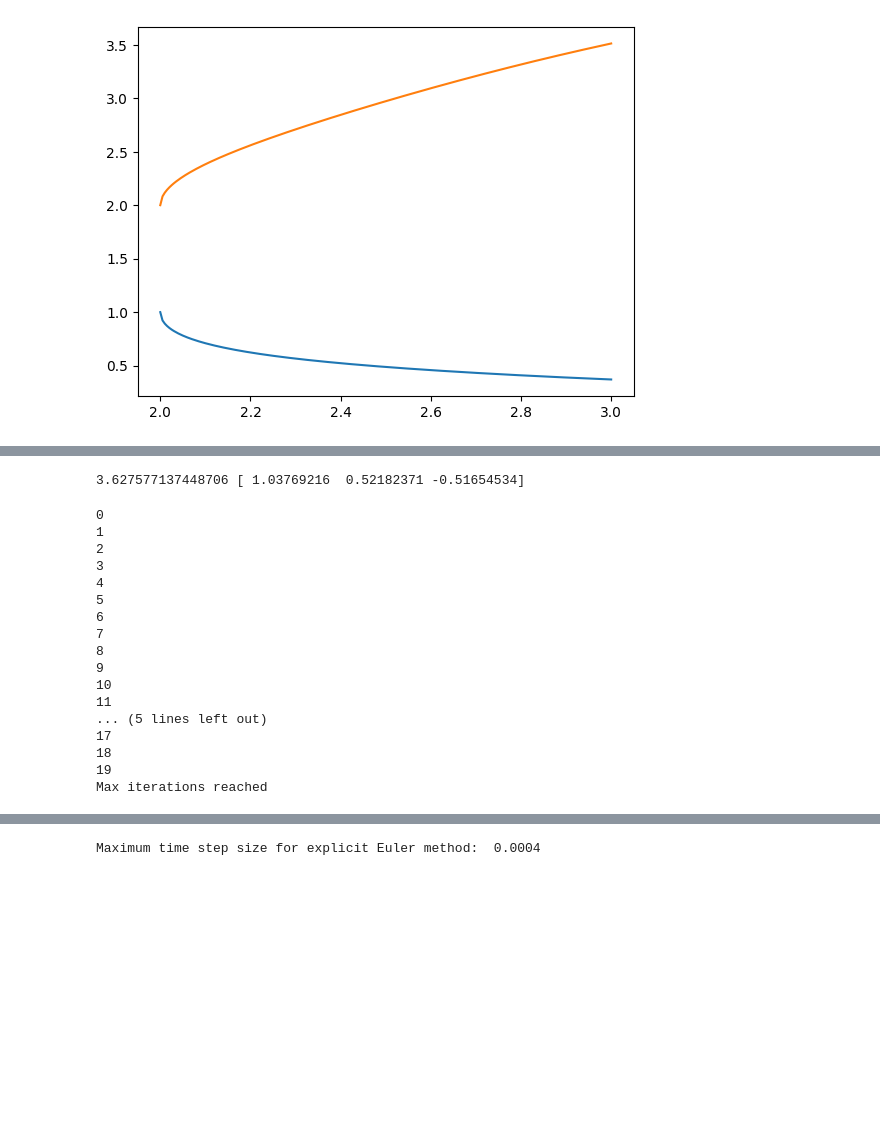
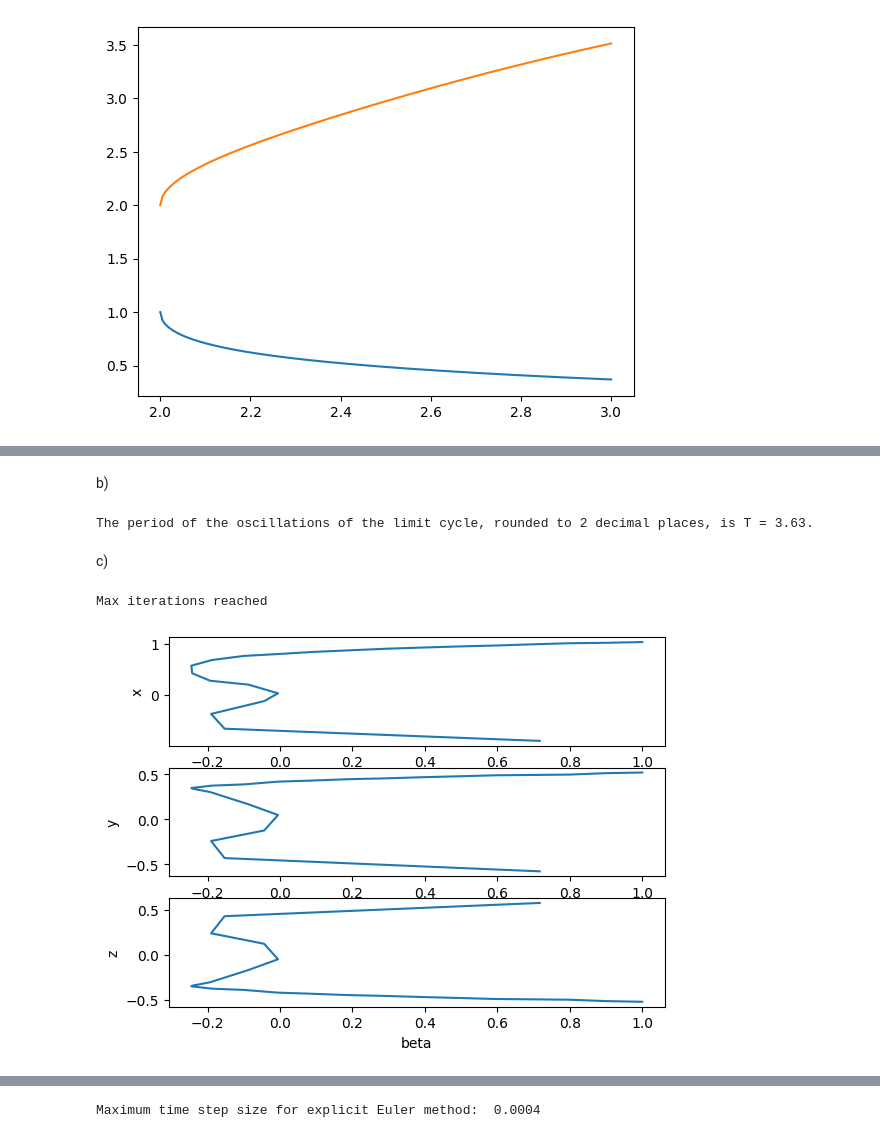
Before and after one commit to barnander/Numerical-Tools-for-Dynamical-Systems, a Jupyter notebook: Coursework.ipynb, the cells around one changed output, grey strips where cells are left out. Saved outputs shown, nothing was run; the diff lists cells and outputs as text; code cells hidden in the pictures; blank space fills up the shorter version.

```diff
--- a/Coursework.ipynb
+++ b/Coursework.ipynb
@@ -107,39 +136,51 @@ plt.show()
+# %% [markdown]
+b)
 # %%
-#b)
-# Take initial guess as for the period T as 4
+# From the plot of the time series, we can see that the period of the oscillations is approximately 4.
+# Thus, the initial guess for the period T0 is 4.
 T0 = 4
-#Use the shooting method to find the period T of the oscillations
-#Again we use the default phase condition, i.e. dx/dt = 0 at t = 0
-x,T = solvers.shoot_solve(hopf, p, x0,T0, delta_max, solver = 'RK4')
-print(T,x)
+
+#We use the shooting method to find the period T of the oscillations,
+#again using default phase condition (dx/dt = 0 at t = 0).
+x_LC,T = solvers.shoot_solve(hopf, p, x0,T0, delta_max, solver = 'RK4')
+print(f"The period of the oscillations of the limit cycle, rounded to 2 decimal places, is T = {round(T,2)}.")
 # %% [output]
-3.627577137448706 [ 1.03769216  0.52182371 -0.51654534]
+The period of the oscillations of the limit cycle, rounded to 2 decimal places, is T = 3.63.
+# %% [markdown]
+c)
 # %%
-#c)
-beta0 = np.array([1.])
+#We will use the outputs x_LC and T of the shooting method initial guesses for the pseudo-arclength continuation.
+x0 = x_LC
+T0 = T
+#As we are starting at beta = 1, and want to investigate the bifurcation at beta = 0,
+#the value of the first increment to beta must be negative.
 
-#Use the output of shooting method as first guess for the pseudo-arclength continuation
-xs, Ts, ps = solvers.pseudo_arc(hopf,beta0,0,x,T0 = T,max_it = 20 ,innit_h= -1e-1,LC=True)
+#The exact values of init_h and max_it were chosen as to strike a balance
+#between accuracy and computational time, ensuring that the dynamics of the
+#system around beta = 0 are fully captured.
+innit_h = -1e-1
+max_it = 20
 
+
+#The function pseudo_arc requires the index of the parameter to be varied.
+#In this case, there is only one parameter, beta, so the index is 0.
+p_ind = 0
+
+xs, Ts, ps = solvers.pseudo_arc(hopf,beta,p_ind,x0,T0 = T,max_it = max_it ,innit_h= innit_h,LC=True)
+
+#Plot the x, y and z values of the limit cycles against beta
 plt.figure()
-plt.plot(ps[0,:],xs[0,:])
+plt.subplot(311)
+plt.plot(ps[0,:],xs[0,:], label = 'x')
+plt.ylabel('x')
+plt.subplot(312)
+plt.plot(ps[0,:],xs[1,:], label = 'y')
+plt.ylabel('y')
+plt.subplot(313)
+plt.plot(ps[0,:],xs[2,:], label = 'z')
+plt.ylabel('z')
 plt.xlabel('beta')
-plt.ylabel('x', fontweight = 'bold')
+plt.show()
 # %% [output]
-0
-1
-2
-3
-4
-5
-6
-7
-8
-9
-10
-11
-... (5 lines left out)
-17
-18
-19
 Max iterations reached
+[figure, added]
```
Also changed, not shown: parts of 26 cells of this notebook, 1 other file.
